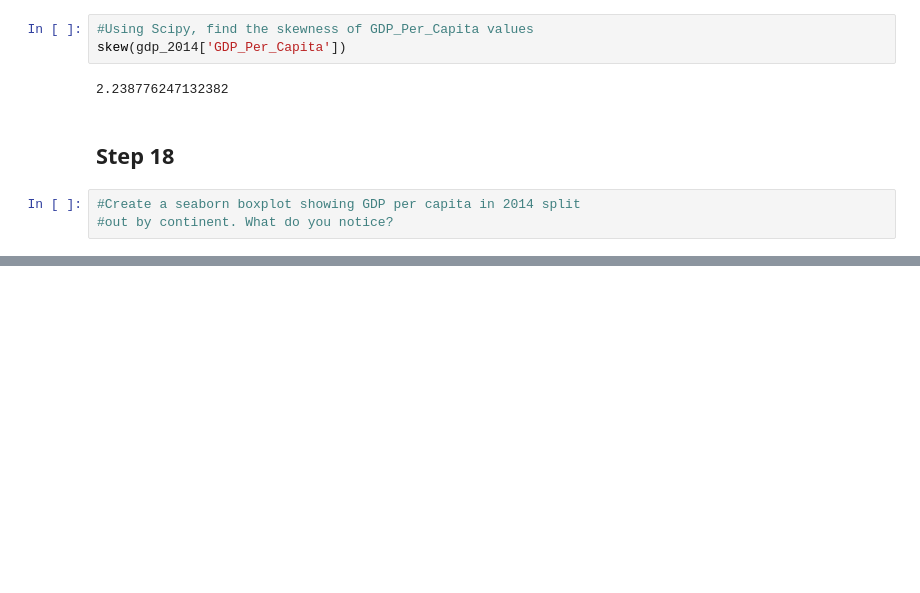
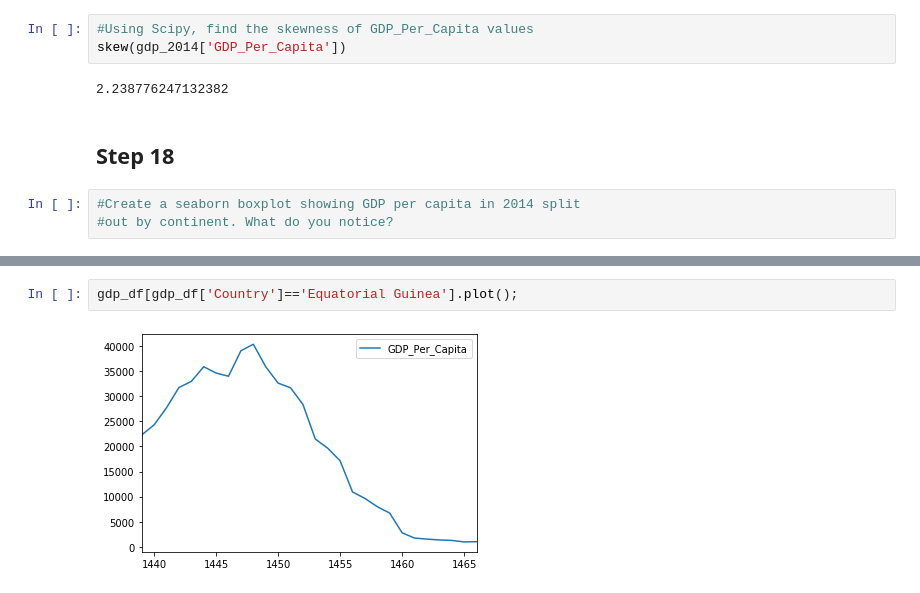
Before and after one commit to Barrett-Rogers/dq1-Barrett-Rogers, a Jupyter notebook: UN_Data_Exploration.ipynb, the cells around one changed output, grey strips where cells are left out. Cells and saved outputs as stored; diff of their text form; blank space fills up the shorter version.

```diff
--- a/UN_Data_Exploration.ipynb
+++ b/UN_Data_Exploration.ipynb
@@ -502,0 +588,4 @@ sns.boxplot(data=gdp_2014, x='GDP_Per_Capita',y='Continent')
+# %%
+gdp_df[gdp_df['Country']=='Equatorial Guinea'].plot();
+# %% [output]
+[figure, added]
```
Also changed, not shown: parts of 22 cells of this notebook.
